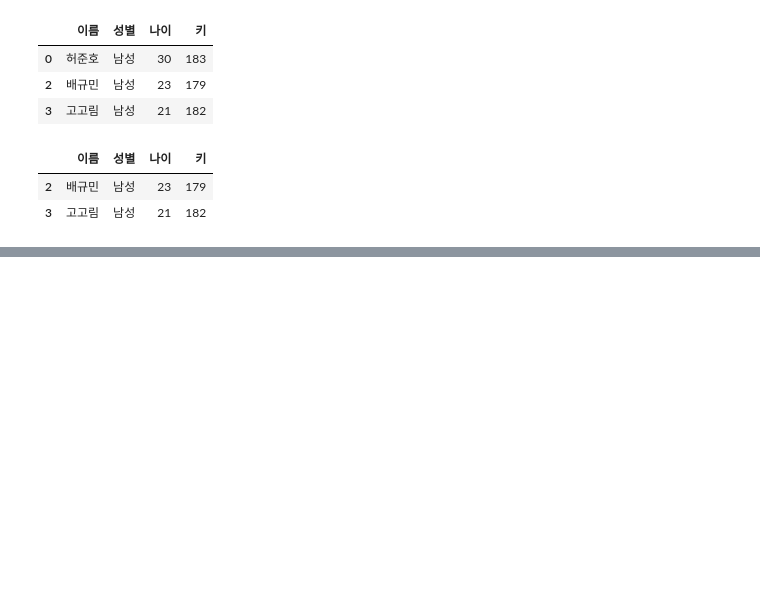
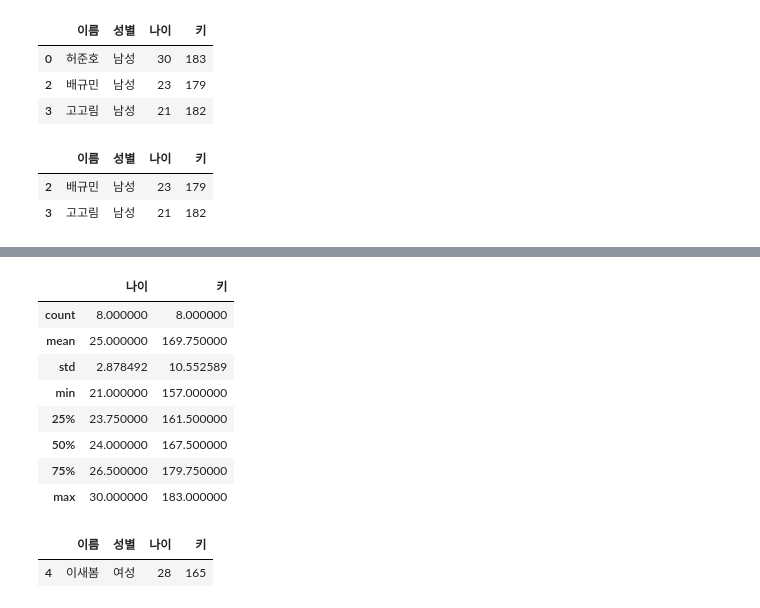
Before and after one commit to hj-1006/hj_pyton_study, a Jupyter notebook: 넘파이와_판다스.ipynb, the cells around one changed output, grey strips where cells are left out. Saved outputs shown, nothing was run; the diff lists cells and outputs as text; code cells hidden in the pictures; blank space fills up the shorter version.

```diff
--- a/넘파이와_판다스.ipynb
+++ b/넘파이와_판다스.ipynb
@@ -316,0 +344,20 @@ df[df['나이'].isin([21,23])]
+# %%
+#6-32 데이터프레임 통계 확인
+df.describe()
+# %% [output]
+|  | 나이 | 키 |
+| count | 8.000000 | 8.000000 |
+| mean | 25.000000 | 169.750000 |
+| std | 2.878492 | 10.552589 |
+| min | 21.000000 | 157.000000 |
+| 25% | 23.750000 | 161.500000 |
+| 50% | 24.000000 | 167.500000 |
+| 75% | 26.500000 | 179.750000 |
+| max | 30.000000 | 183.000000 |
+# %%
+#6-33 인덱스로 조회한 데이터를 수정
+df.loc[4,'키'] = df.loc[4,'키'] +5
+df.loc[[4]]
+# %% [output]
+|  | 이름 | 성별 | 나이 | 키 |
+| 4 | 이새봄 | 여성 | 28 | 165 |
```
Also changed, not shown: parts of 3 cells of this notebook.
